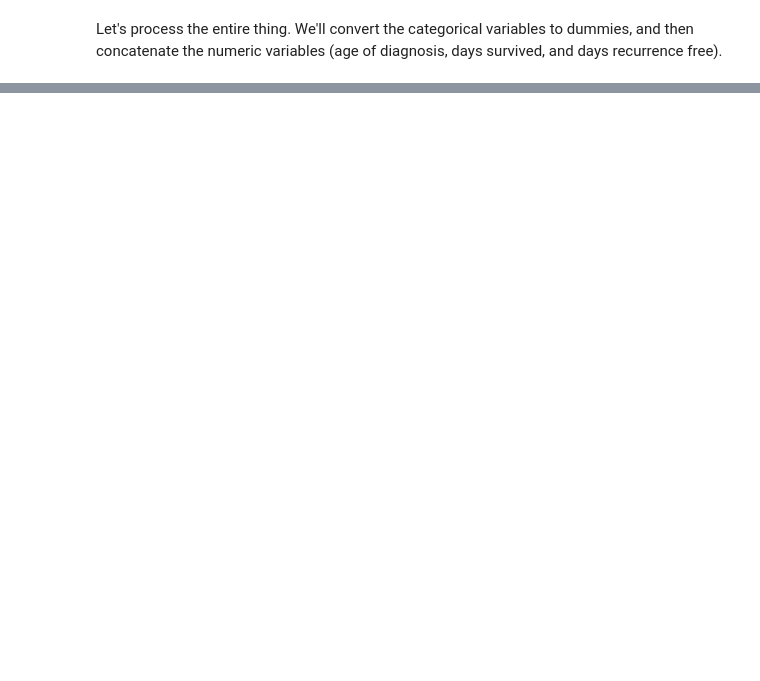
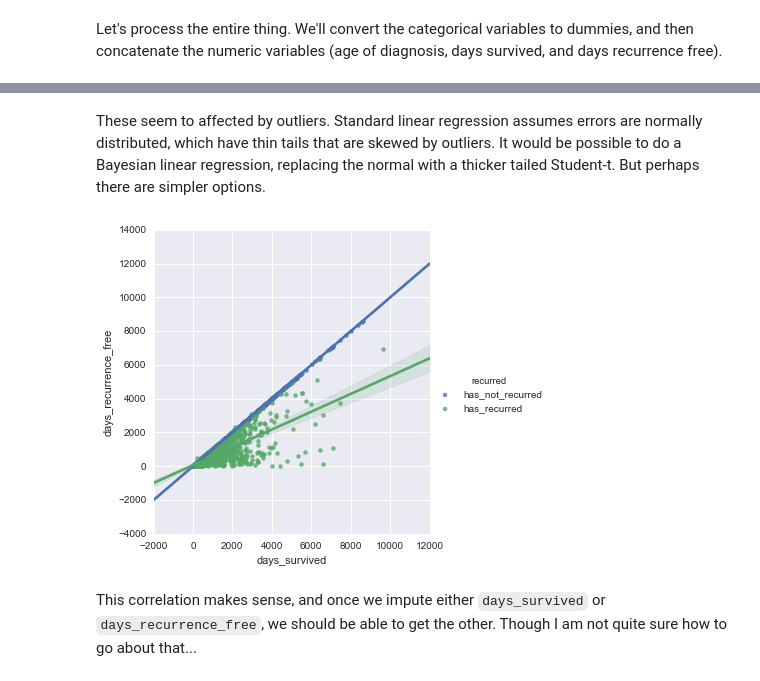
Before and after one commit to stephenshank/machine-learning, a Jupyter notebook: 4.Covariates.ipynb, the cells around one changed output, grey strips where cells are left out. Cells and saved outputs as stored; diff of their text form; code cells hidden in the pictures; blank space fills up the shorter version.

```diff
--- a/4.Covariates.ipynb
+++ b/4.Covariates.ipynb
@@ -274,0 +221,9 @@ Unfortunately, the classifier does not even seem to notice the presence of the c
+# %% [markdown]
+These seem to affected by outliers. Standard linear regression assumes errors are normally distributed, which have thin tails that are skewed by outliers. It would be possible to do a Bayesian linear regression, replacing the normal with a thicker tailed Student-t. But perhaps there are simpler options.
+# %%
+sns.lmplot('days_survived', 'days_recurrence_free', data=samples_df, hue='recurred')
+plt.show()
+# %% [output]
+[figure, added]
+# %% [markdown]
+This correlation makes sense, and once we impute either <code>days_survived</code> or <code>days_recurrence_free</code>, we should be able to get the other. Though I am not quite sure how to go about that...
```
Also changed, not shown: parts of 29 cells of this notebook.
